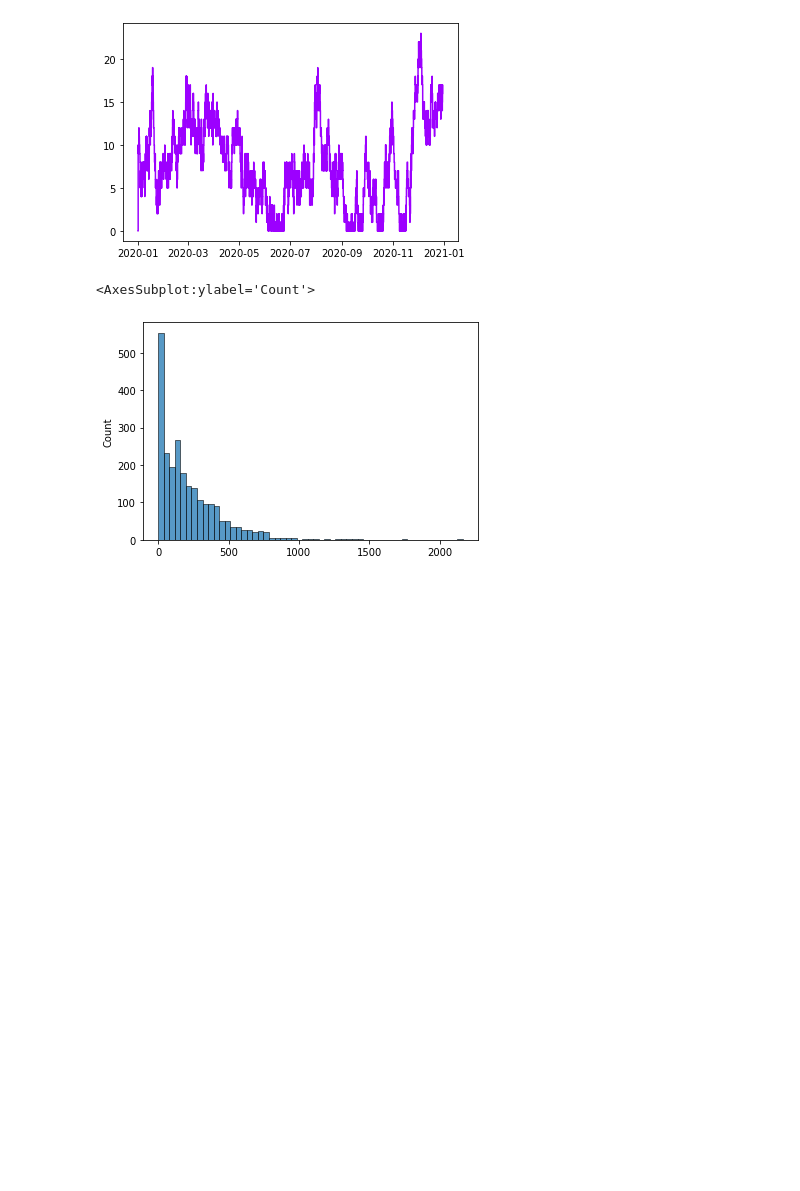
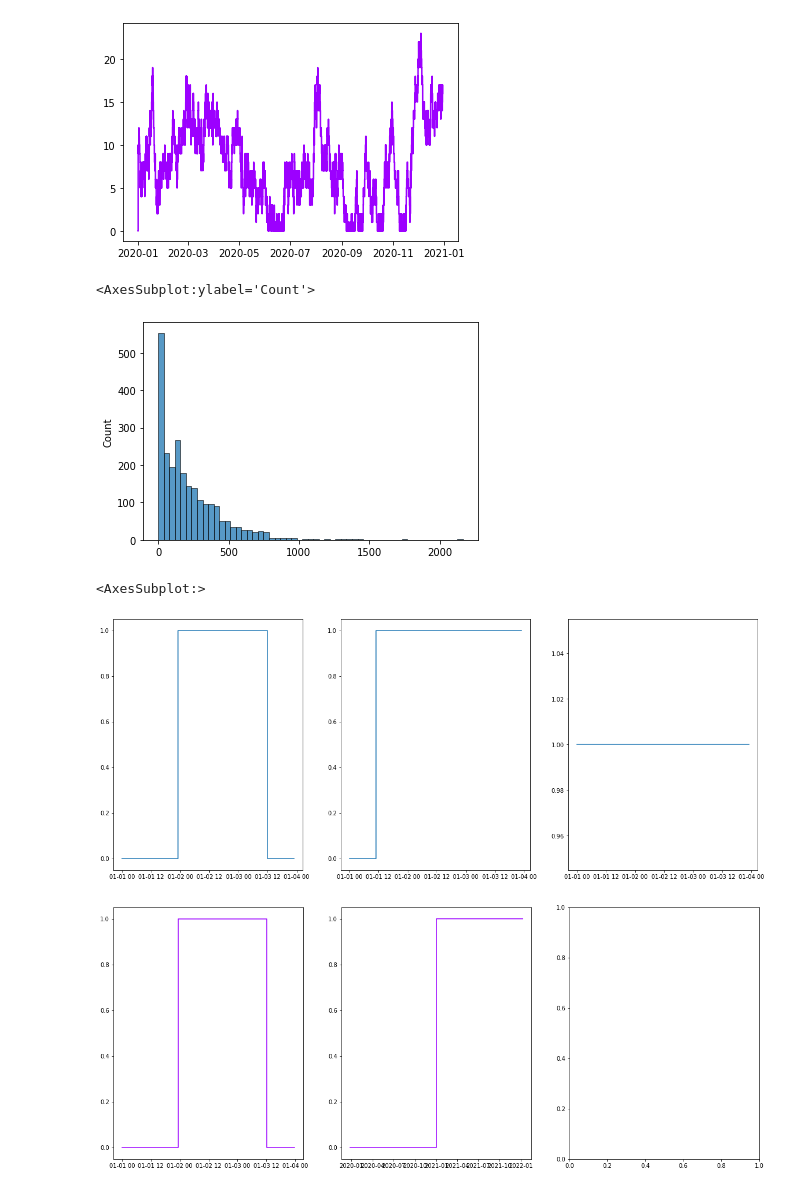
Before and after one commit to probability/topicmodelunderstanding, a Jupyter notebook: Notebooks/Time Delta.ipynb, the cells around one changed output. Drawn from its saved outputs; the diff is of its cells as text; code cells hidden in the pictures; blank space fills up the shorter version.

```diff
--- a/Notebooks/Time Delta.ipynb
+++ b/Notebooks/Time Delta.ipynb
@@ -28,0 +25,22 @@ pd.Timedelta(ninf,unit='s')
+# %%
+t = np.arange(pd.Timestamp(2021,1,1),pd.Timestamp(2021,1,4),pd.Timedelta(hours=1)).astype(pd.Timestamp)
+
+fig,ax = plt.subplots(ncols=3, figsize=(20,8))
+fig2,ax2 = plt.subplots(ncols=3, figsize=(20,8))
+
+s1 = Step(use_datetime=True)
+s2 = Step(pd.Timestamp(2021,1,1,12,15),pd.Timestamp(2021,1,3,1,5))
+s3 = Step(pd.Timestamp(2021,1,1,1))
+
+ax[0].step(t,s2(t))
+ax[1].step(t,s3(t))
+ax[2].step(t,s1(t))
+
+s2.plot(plot_range=(pd.Timestamp(2021,1,1),pd.Timestamp(2021,1,4)),ax=ax2[0])
+s3.plot(ax=ax2[1])
+#s1.plot(ax=ax2[2])
+#s2.plot()
+# %% [output]
+<AxesSubplot:>
+[figure, added]
+[figure, added]
```
Also changed, not shown: parts of 1 cell of this notebook, 6 other files.
